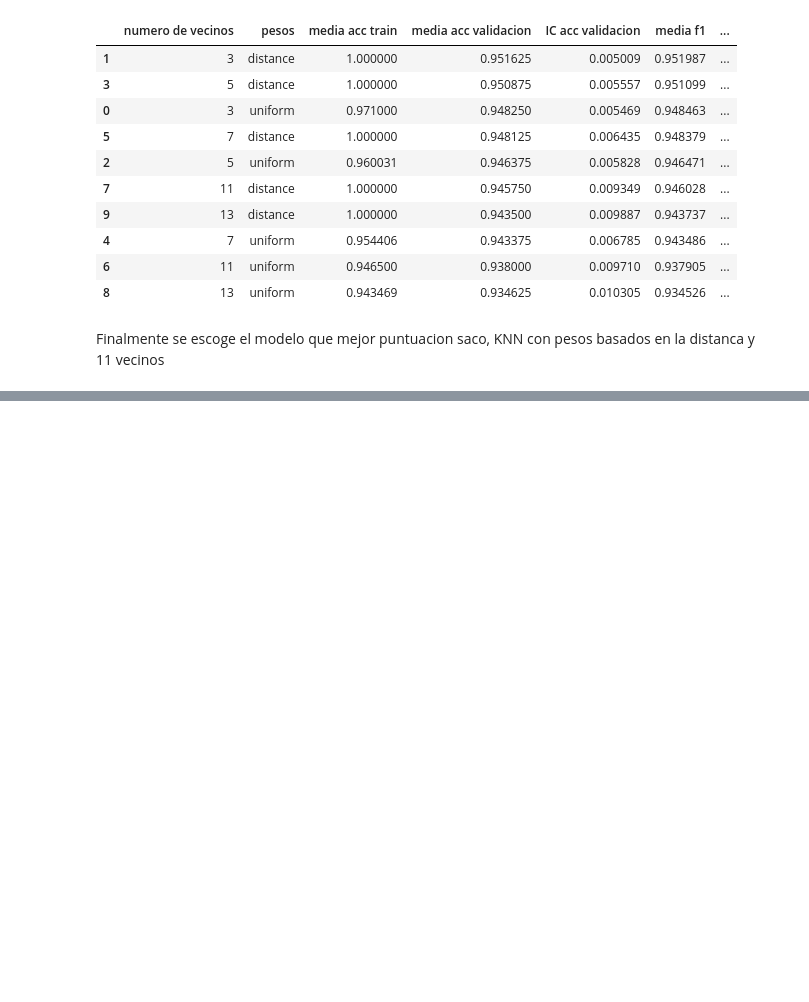
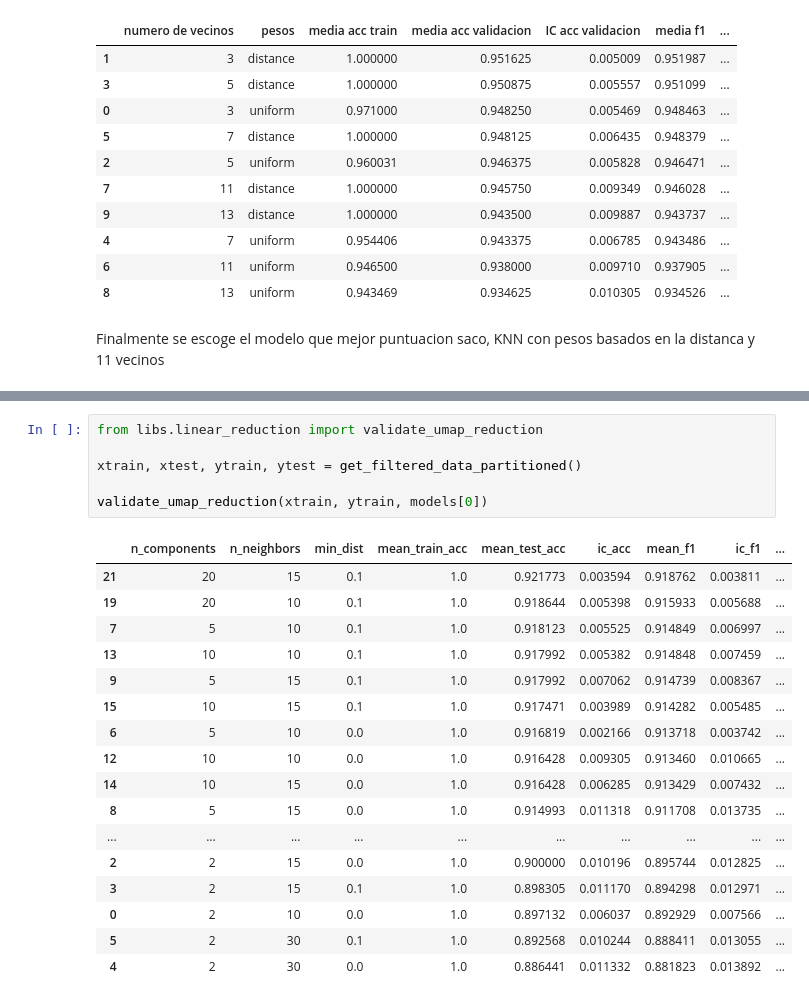
Before and after one commit to RichardoRodLoa/ModelosProyectoAula, a Jupyter notebook: models/knn.ipynb, the cells around one changed output, grey strips where cells are left out. Saved outputs shown, nothing was run; the diff lists cells and outputs as text; blank space fills up the shorter version.

```diff
--- a/models/knn.ipynb
+++ b/models/knn.ipynb
@@ -136,0 +137,24 @@ train_models(xtrain, xtest, y_train, y_test, models, ['weights', 'n_neighbors'])
+# %%
+from libs.linear_reduction import validate_umap_reduction
+
+xtrain, xtest, ytrain, ytest = get_filtered_data_partitioned()
+
+validate_umap_reduction(xtrain, ytrain, models[0])
+# %% [output]
+|  | n_components | n_neighbors | min_dist | mean_train_acc | mean_test_acc | ic_acc | mean_f1 | ic_f1 | ... |
+| 21 | 20 | 15 | 0.1 | 1.0 | 0.921773 | 0.003594 | 0.918762 | 0.003811 | ... |
+| 19 | 20 | 10 | 0.1 | 1.0 | 0.918644 | 0.005398 | 0.915933 | 0.005688 | ... |
+| 7 | 5 | 10 | 0.1 | 1.0 | 0.918123 | 0.005525 | 0.914849 | 0.006997 | ... |
+| 13 | 10 | 10 | 0.1 | 1.0 | 0.917992 | 0.005382 | 0.914848 | 0.007459 | ... |
+| 9 | 5 | 15 | 0.1 | 1.0 | 0.917992 | 0.007062 | 0.914739 | 0.008367 | ... |
+| 15 | 10 | 15 | 0.1 | 1.0 | 0.917471 | 0.003989 | 0.914282 | 0.005485 | ... |
+| 6 | 5 | 10 | 0.0 | 1.0 | 0.916819 | 0.002166 | 0.913718 | 0.003742 | ... |
+| 12 | 10 | 10 | 0.0 | 1.0 | 0.916428 | 0.009305 | 0.913460 | 0.010665 | ... |
+| 14 | 10 | 15 | 0.0 | 1.0 | 0.916428 | 0.006285 | 0.913429 | 0.007432 | ... |
+| 8 | 5 | 15 | 0.0 | 1.0 | 0.914993 | 0.011318 | 0.911708 | 0.013735 | ... |
+| ... | ... | ... | ... | ... | ... | ... | ... | ... | ... |
+| 2 | 2 | 15 | 0.0 | 1.0 | 0.900000 | 0.010196 | 0.895744 | 0.012825 | ... |
+| 3 | 2 | 15 | 0.1 | 1.0 | 0.898305 | 0.011170 | 0.894298 | 0.012971 | ... |
+| 0 | 2 | 10 | 0.0 | 1.0 | 0.897132 | 0.006037 | 0.892929 | 0.007566 | ... |
+| 5 | 2 | 30 | 0.1 | 1.0 | 0.892568 | 0.010244 | 0.888411 | 0.013055 | ... |
+| 4 | 2 | 30 | 0.0 | 1.0 | 0.886441 | 0.011332 | 0.881823 | 0.013892 | ... |
```
Also changed, not shown: parts of 2 cells of this notebook, 3 other files.
